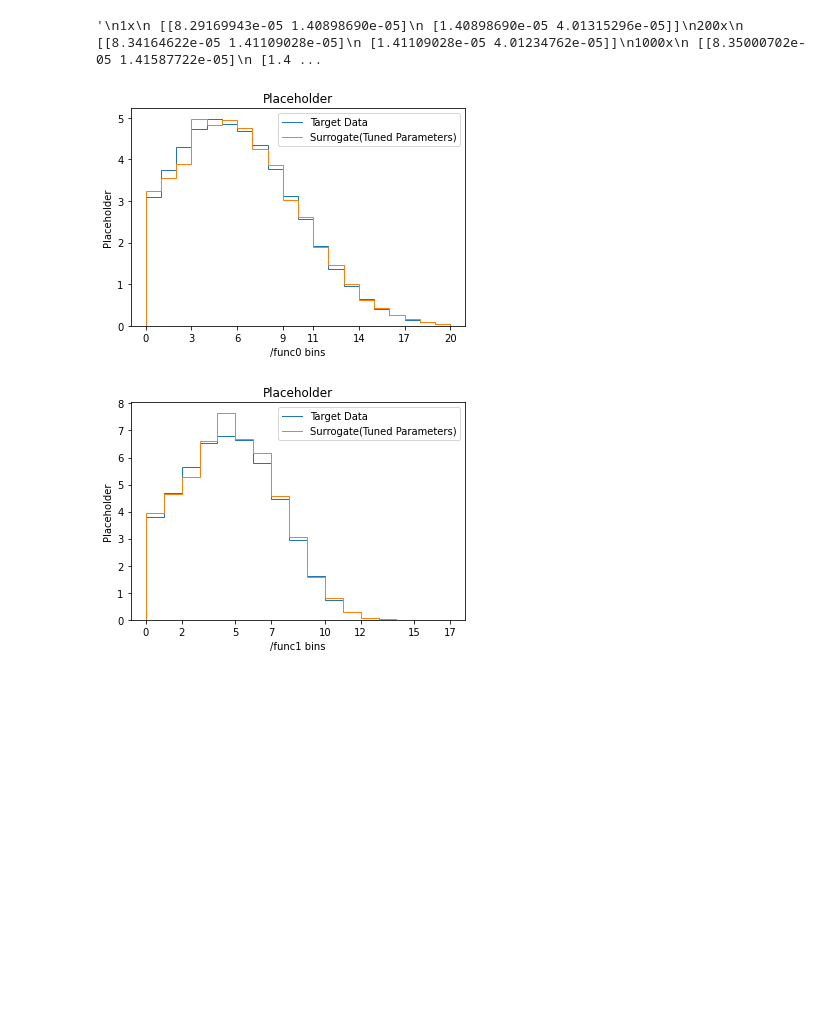
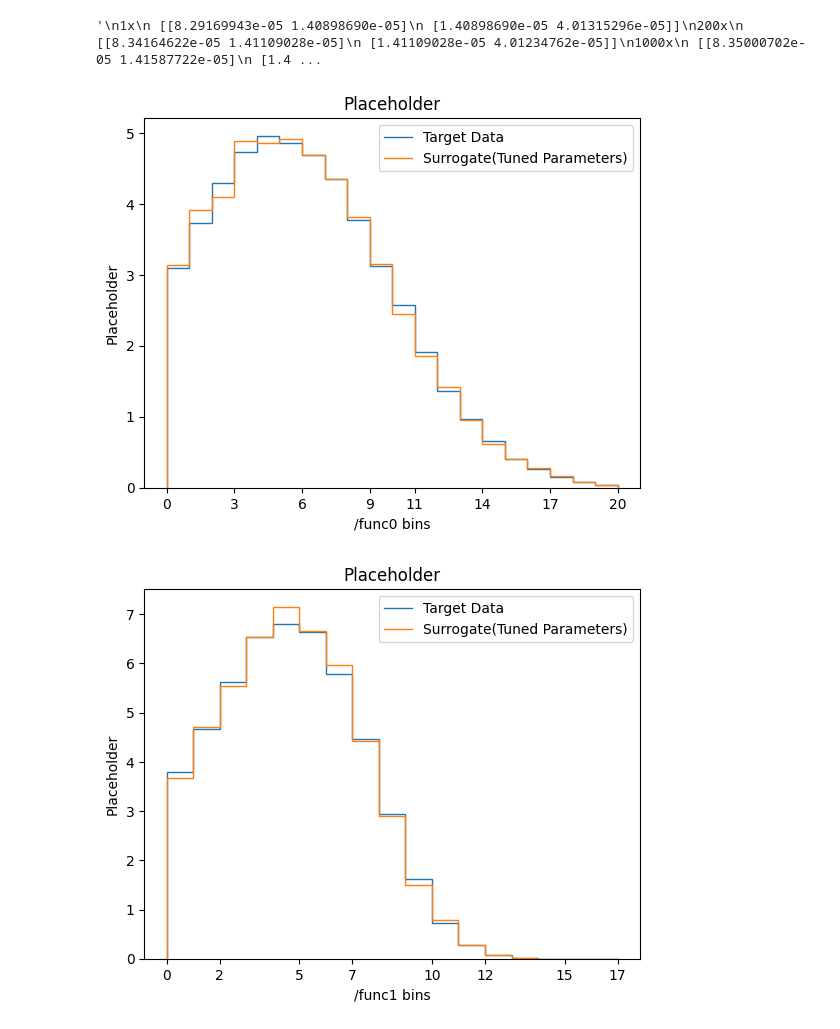
Before and after one commit to Jeffae-Schroff/apprentice-jax, a Jupyter notebook: paramtune_test.ipynb, the cells around one changed output. Cells and saved outputs as stored; diff of their text form; code cells hidden in the pictures; blank space fills up the shorter version.

```diff
--- a/paramtune_test.ipynb
+++ b/paramtune_test.ipynb
@@ -23,20 +28,20 @@ Covariance of Tuned Parameters:  [[8.99987272e-05 1.52852044e-05]
 # %%
-dummy_tune.graph_tune('/func0')
-dummy_tune.graph_tune('/func1')
-dummy_tune.graph_envelope_target()
+dummy_tune_cov.graph_tune('/func0')
+dummy_tune_cov.graph_tune('/func1')
+dummy_tune_cov.graph_envelope_target()
 """
 1x
  [[8.29169943e-05 1.40898690e-05]
  [1.40898690e-05 4.01315296e-05]]
 200x
  [[8.34164622e-05 1.41109028e-05]
  [1.41109028e-05 4.01234762e-05]]
 1000x
  [[8.35000702e-05 1.41587722e-05]
  [1.41587722e-05 4.02531556e-05]]
 
 """
 # %% [output]
 '\n1x\n [[8.29169943e-05 1.40898690e-05]\n [1.40898690e-05 4.01315296e-05]]\n200x\n [[8.34164622e-05 1.41109028e-05]\n [1.41109028e-05 4.01234762e-05]]\n1000x\n [[8.35000702e-05 1.41587722e-05]\n [1.4 ...
-[figure, old version]
+[figure, new version]
-[figure, old version]
+[figure, new version]
```
Also changed, not shown: parts of 2 cells of this notebook, 8 other files.
